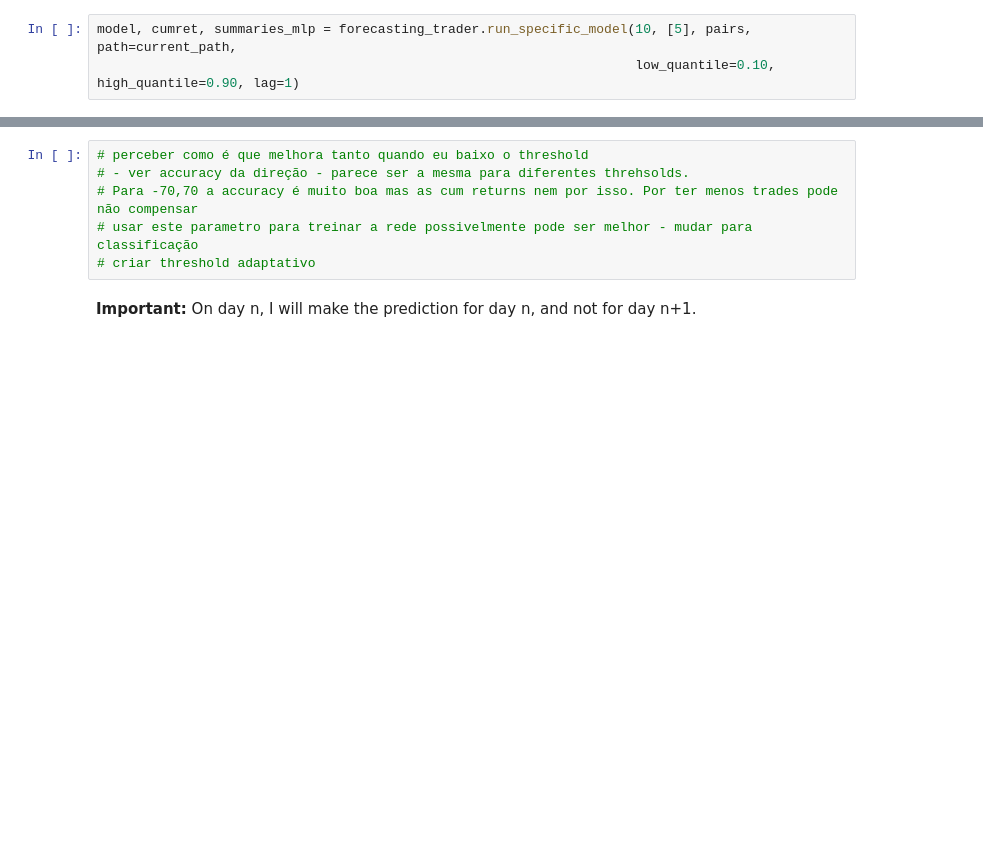
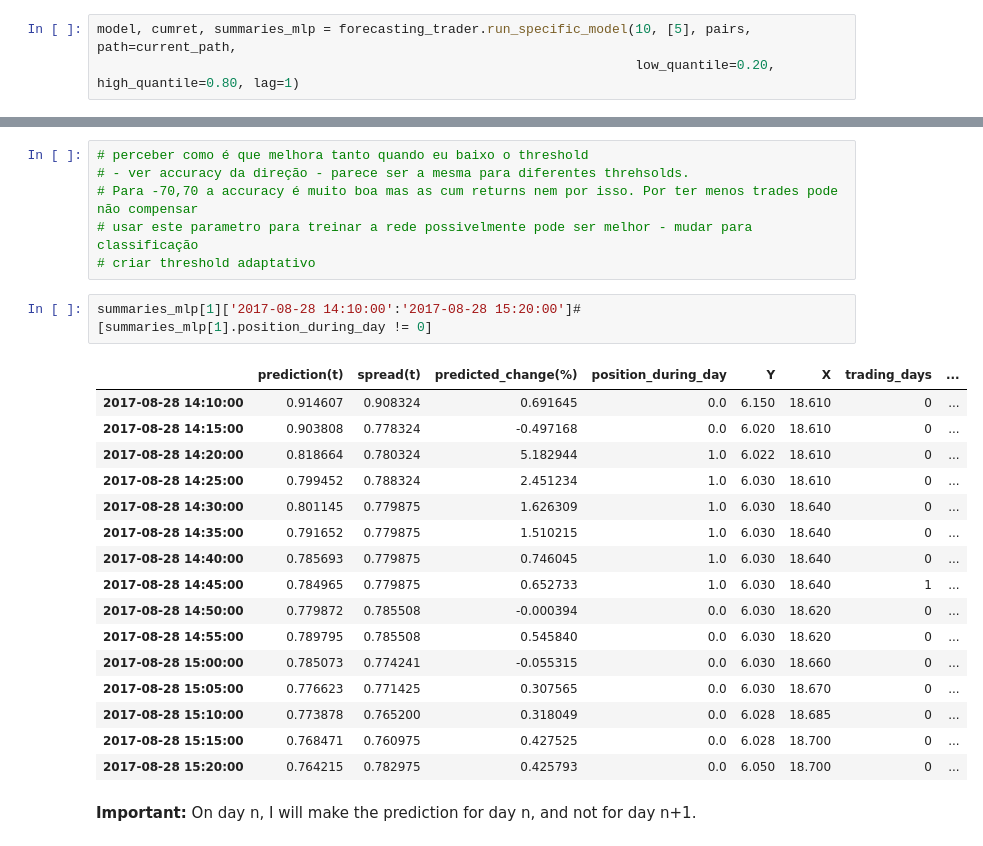
Before and after one commit to simaomsarmento/PairsTrading, a Jupyter notebook: PairsTrading_CommodityETFs-Forecasting_2009_2019.ipynb, the cells around one changed output, grey strips where cells are left out. Drawn from its saved outputs; the diff is of its cells as text; blank space fills up the shorter version.

```diff
--- a/PairsTrading_CommodityETFs-Forecasting_2009_2019.ipynb
+++ b/PairsTrading_CommodityETFs-Forecasting_2009_2019.ipynb
@@ -670,5 +672,5 @@ best_score
 **Try trading using simple MLP model**
 # %%
 model, cumret, summaries_mlp = forecasting_trader.run_specific_model(10, [5], pairs, path=current_path,
-                                                                     low_quantile=0.10, high_quantile=0.90, lag=1)
+                                                                     low_quantile=0.20, high_quantile=0.80, lag=1)
 # %% [output]
@@ -699,6 +701,25 @@ plot_predictions(summaries_mlp)
 # Para -70,70 a accuracy é muito boa mas as cum returns nem por isso. Por ter menos trades pode não compensar
 # usar este parametro para treinar a rede possivelmente pode ser melhor - mudar para classificação
 # criar threshold adaptativo
+# %%
+summaries_mlp[1]['2017-08-28 14:10:00':'2017-08-28 15:20:00']#[summaries_mlp[1].position_during_day != 0]
+# %% [output]
+|  | prediction(t) | spread(t) | predicted_change(%) | position_during_day | Y | X | trading_days | ... |
+| 2017-08-28 14:10:00 | 0.914607 | 0.908324 | 0.691645 | 0.0 | 6.150 | 18.610 | 0 | ... |
+| 2017-08-28 14:15:00 | 0.903808 | 0.778324 | -0.497168 | 0.0 | 6.020 | 18.610 | 0 | ... |
+| 2017-08-28 14:20:00 | 0.818664 | 0.780324 | 5.182944 | 1.0 | 6.022 | 18.610 | 0 | ... |
+| 2017-08-28 14:25:00 | 0.799452 | 0.788324 | 2.451234 | 1.0 | 6.030 | 18.610 | 0 | ... |
+| 2017-08-28 14:30:00 | 0.801145 | 0.779875 | 1.626309 | 1.0 | 6.030 | 18.640 | 0 | ... |
+| 2017-08-28 14:35:00 | 0.791652 | 0.779875 | 1.510215 | 1.0 | 6.030 | 18.640 | 0 | ... |
+| 2017-08-28 14:40:00 | 0.785693 | 0.779875 | 0.746045 | 1.0 | 6.030 | 18.640 | 0 | ... |
+| 2017-08-28 14:45:00 | 0.784965 | 0.779875 | 0.652733 | 1.0 | 6.030 | 18.640 | 1 | ... |
+| 2017-08-28 14:50:00 | 0.779872 | 0.785508 | -0.000394 | 0.0 | 6.030 | 18.620 | 0 | ... |
+| 2017-08-28 14:55:00 | 0.789795 | 0.785508 | 0.545840 | 0.0 | 6.030 | 18.620 | 0 | ... |
+| 2017-08-28 15:00:00 | 0.785073 | 0.774241 | -0.055315 | 0.0 | 6.030 | 18.660 | 0 | ... |
+| 2017-08-28 15:05:00 | 0.776623 | 0.771425 | 0.307565 | 0.0 | 6.030 | 18.670 | 0 | ... |
+| 2017-08-28 15:10:00 | 0.773878 | 0.765200 | 0.318049 | 0.0 | 6.028 | 18.685 | 0 | ... |
+| 2017-08-28 15:15:00 | 0.768471 | 0.760975 | 0.427525 | 0.0 | 6.028 | 18.700 | 0 | ... |
+| 2017-08-28 15:20:00 | 0.764215 | 0.782975 | 0.425793 | 0.0 | 6.050 | 18.700 | 0 | ... |
 # %% [markdown]
 **Important:** On day n, I will make the prediction for day n, and not for day n+1.
 # %% [markdown]
```
Also changed, not shown: parts of 13 cells of this notebook, 6 other files.
